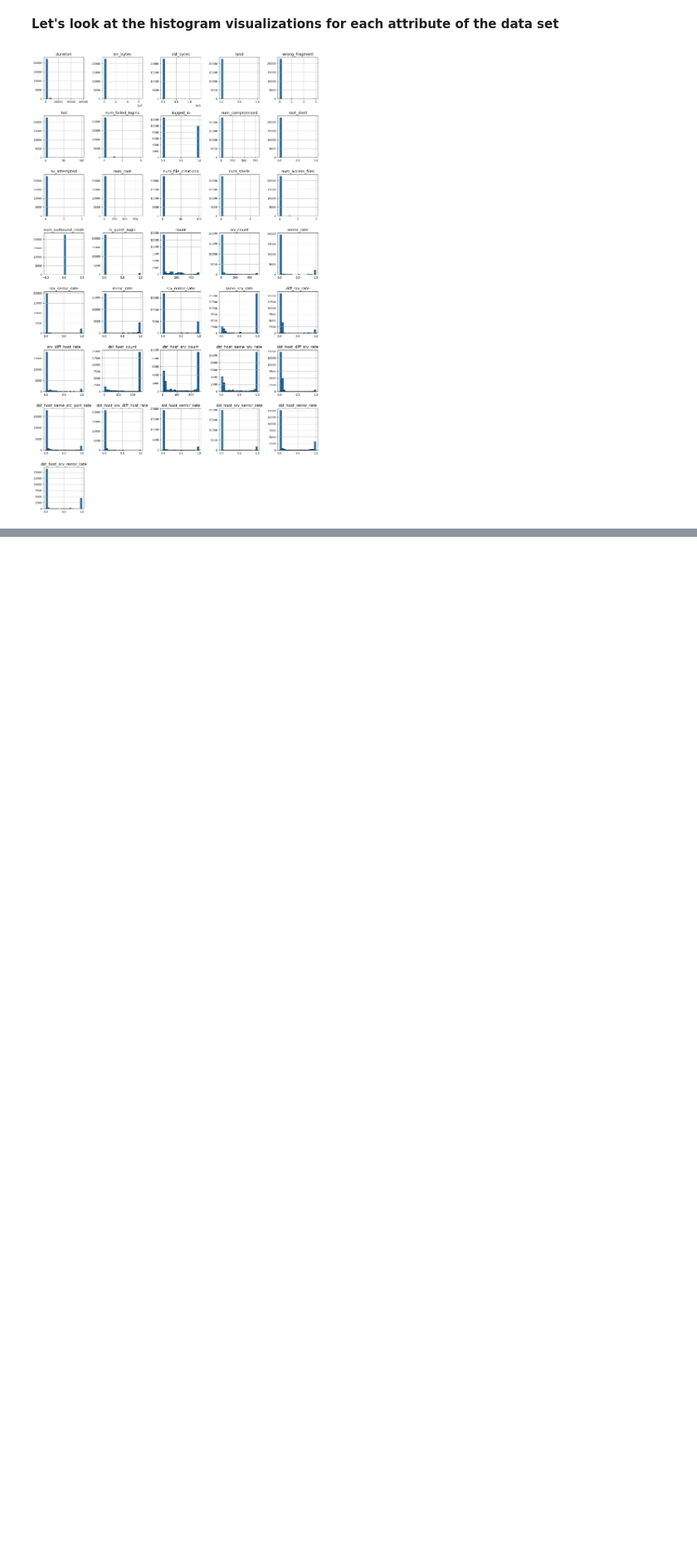
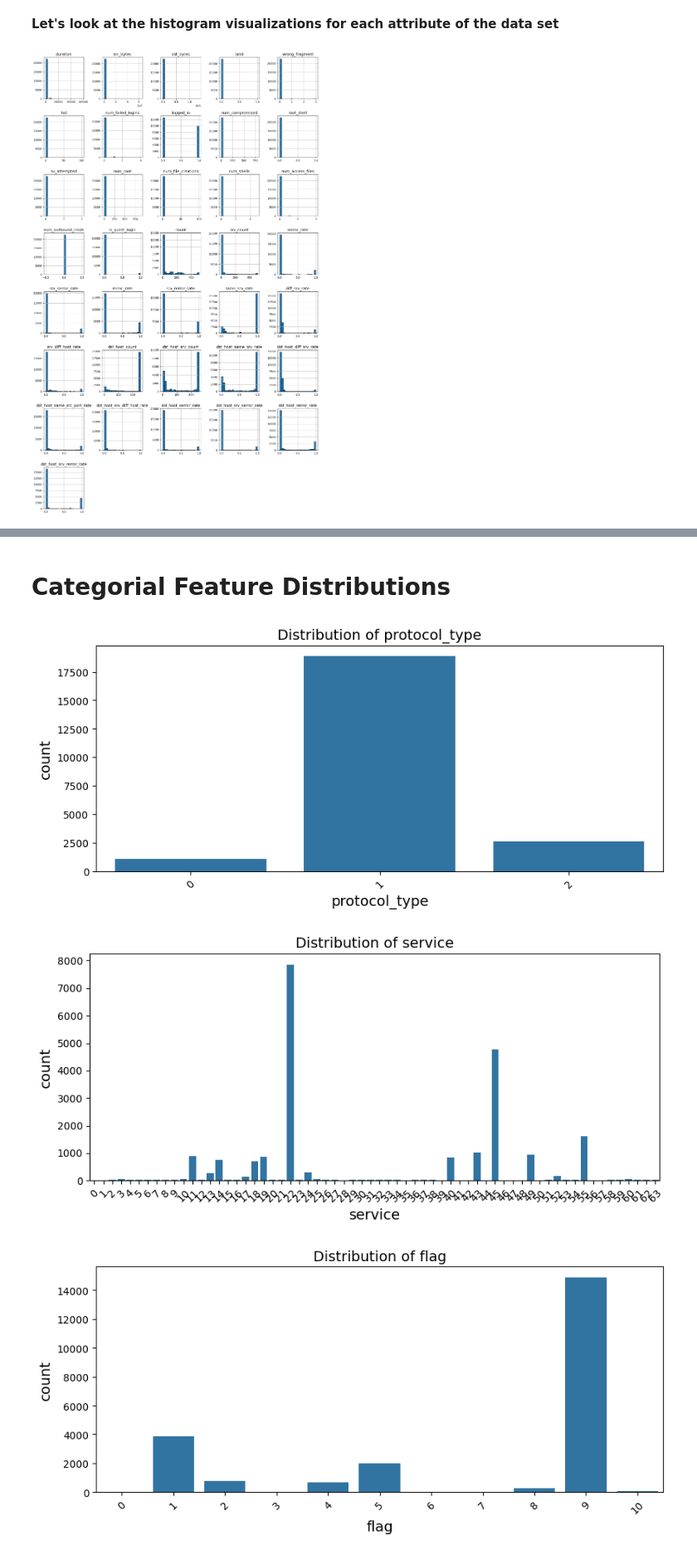
Before and after one commit to ankitananwani/anomaly_detection, a Jupyter notebook: anomaly_detection.ipynb, the cells around one changed output, grey strips where cells are left out. Shown at 83% size. Drawn from its saved outputs; the diff is of its cells as text; code cells hidden in the pictures; blank space fills up the shorter version.

```diff
--- a/anomaly_detection.ipynb
+++ b/anomaly_detection.ipynb
@@ -124,34 +126,6 @@ missing_values = data.isnull().sum()
 
 print("\nMissing Values:")
 print(missing_values[missing_values > 0])
-
-
-# Check class distribution
-plt.figure(figsize=(8, 5))
-sns.countplot(x='class', data=data, palette='coolwarm')
-plt.title("Class Distribution (Anomaly vs Normal)")
-plt.xlabel("Class")
-plt.ylabel("Count")
-plt.show()
-
-
-# Correlation matrix
-plt.figure(figsize=(12, 8))
-corr_matrix = data.select_dtypes(include=['number']).corr()
-sns.heatmap(corr_matrix, annot=False, cmap='coolwarm')
-plt.title("Feature Correlation Heatmap")
-plt.show()
-
-# Checking categorical feature distributions
-categorical_cols = ['protocol_type', 'service', 'flag']
-for col in categorical_cols:
-    plt.figure(figsize=(10, 4))
-    sns.countplot(x=col, data=data, palette='viridis')
-    plt.title(f"Distribution of {col}")
-    plt.xticks(rotation=45)
-    plt.show()
-from sklearn.impute import SimpleImputer
-from sklearn.preprocessing import StandardScaler, LabelEncoder
 # %% [output]
 Missing Values:
 dst_host_count        13
@@ -181,3 +162,22 @@ Passing `palette` without assigning `hue` is deprecated and will be removed in v
+# %% [markdown]
+# Categorial Feature Distributions
+# %%
+
+
+# Checking categorical feature distributions
+categorical_cols = ['protocol_type', 'service', 'flag']
+for col in categorical_cols:
+    plt.figure(figsize=(10, 4))
+    sns.countplot(x=col, data=data)
+    plt.title(f"Distribution of {col}")
+    plt.xticks(rotation=45)
+    plt.show()
+from sklearn.impute import SimpleImputer
+from sklearn.preprocessing import StandardScaler, LabelEncoder
+# %% [output]
+[figure, added]
+[figure, added]
+[figure, added]
 # %%
 
 from sklearn.impute import SimpleImputer
```
Also changed, not shown: parts of 7 cells of this notebook.
